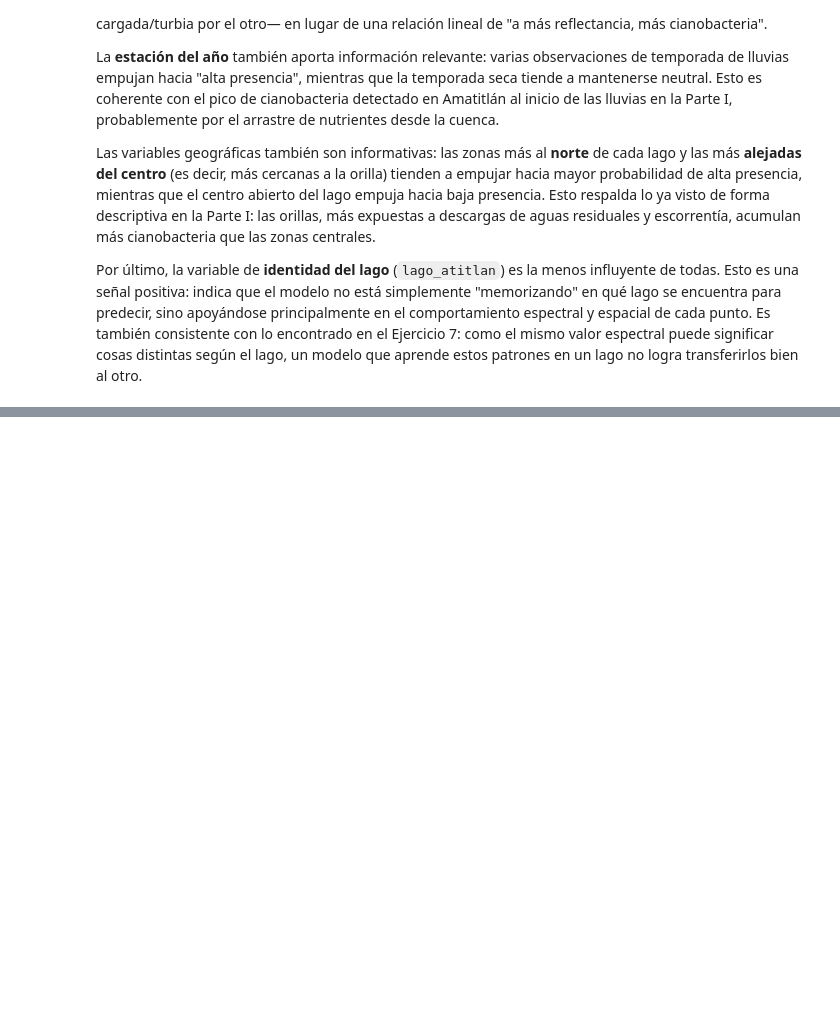
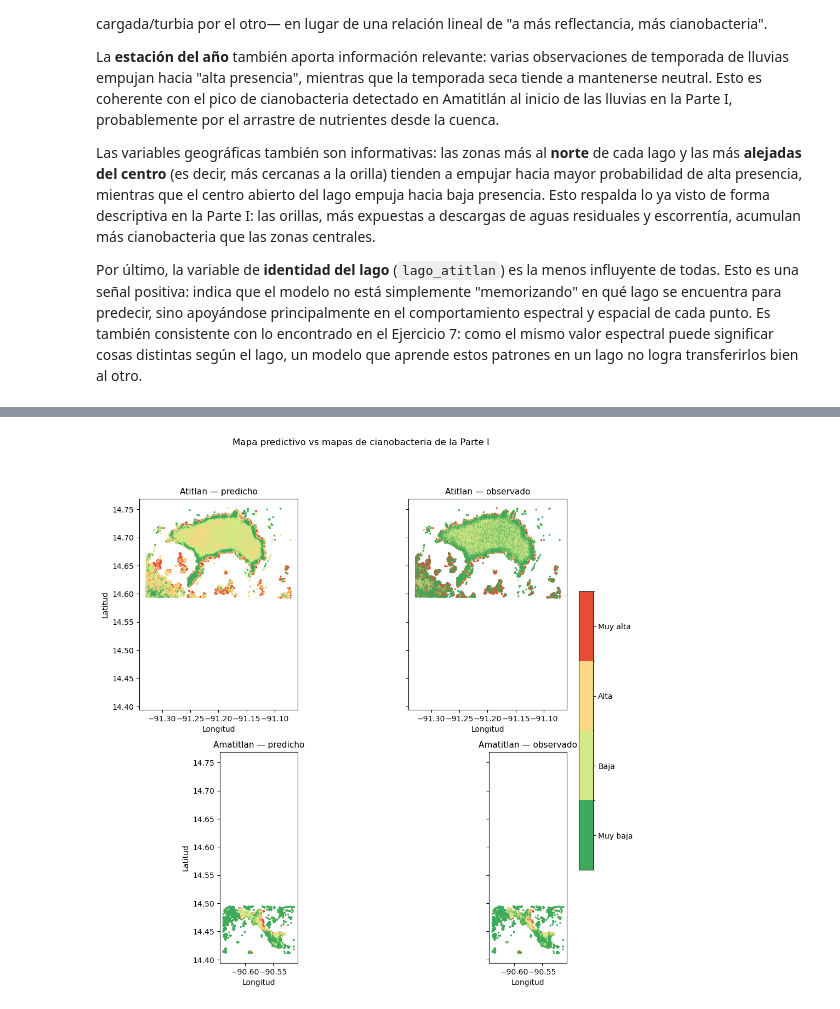
Before and after one commit to Ikeel04/Labs-DS, a Jupyter notebook: Lab4/Laboratorio4_Parte2.ipynb, the cells around one changed output, grey strips where cells are left out. Cells and saved outputs as stored; diff of their text form; code cells hidden in the pictures; blank space fills up the shorter version.

```diff
--- a/Lab4/Laboratorio4_Parte2.ipynb
+++ b/Lab4/Laboratorio4_Parte2.ipynb
@@ -1354,0 +1425,28 @@ lago no logra transferirlos bien al otro.
+# %%
+obs_map = (
+    df_ml.groupby(["lago", "lon", "lat"])["cianobacteria_binaria"]
+    .mean().reset_index()
+)
+
+fig, axes = plt.subplots(2, 2, figsize=(14, 11), sharey=True)
+for i, lago in enumerate(["atitlan", "amatitlan"]):
+    pred = prob_map[prob_map["lago"] == lago]
+    obs = obs_map[obs_map["lago"] == lago]
+    axes[i, 0].scatter(pred["lon"], pred["lat"], c=pred["prob_alta"],
+                       cmap=cmap, norm=norm, s=2)
+    axes[i, 1].scatter(obs["lon"], obs["lat"], c=obs["cianobacteria_binaria"],
+                       cmap=cmap, norm=norm, s=2)
+    axes[i, 0].set_ylabel("Latitud")
+    axes[i, 0].set_title(f"{lago.capitalize()} — predicho", fontsize=11)
+    axes[i, 1].set_title(f"{lago.capitalize()} — observado", fontsize=11)
+    for ax in axes[i]:
+        ax.set_xlabel("Longitud")
+        ax.set_aspect("equal")
+cbar = fig.colorbar(sc, ax=axes.ravel().tolist(), shrink=0.6, pad=0.02,
+                     ticks=[0.125, 0.375, 0.625, 0.875])
+cbar.ax.set_yticklabels(["Muy baja", "Baja", "Alta", "Muy alta"])
+fig.suptitle("Mapa predictivo vs mapas de cianobacteria de la Parte I")
+plt.savefig("data/comparacion_prediccion_vs_observado.png")
+plt.show()
+# %% [output]
+[figure, added]
```
Also changed, not shown: parts of 28 cells of this notebook, 11 other files.
